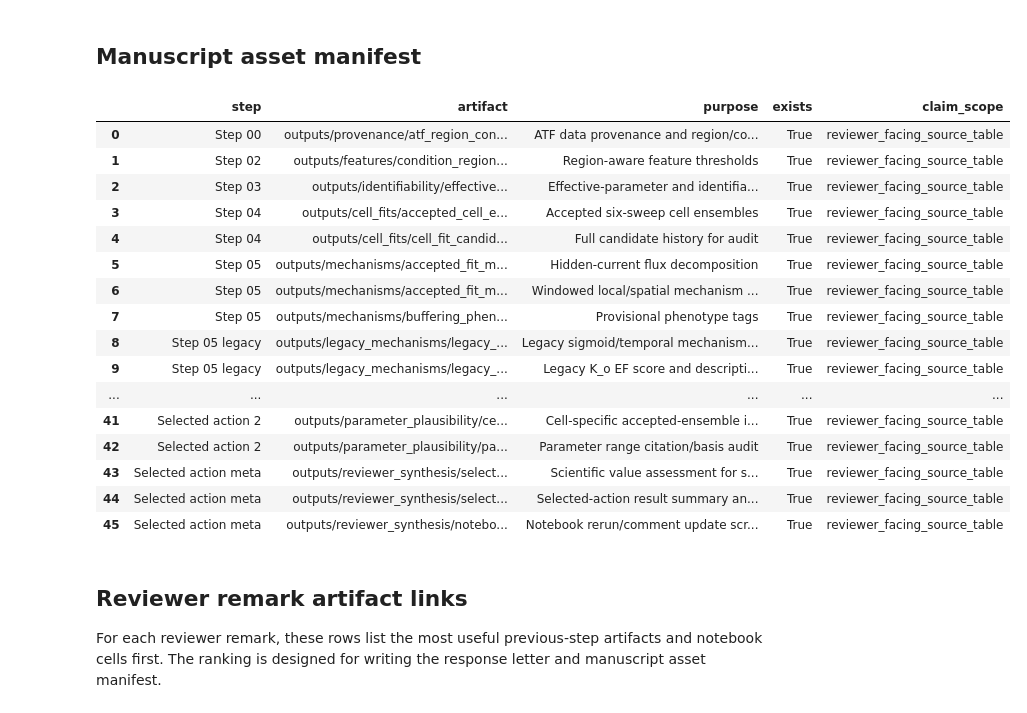
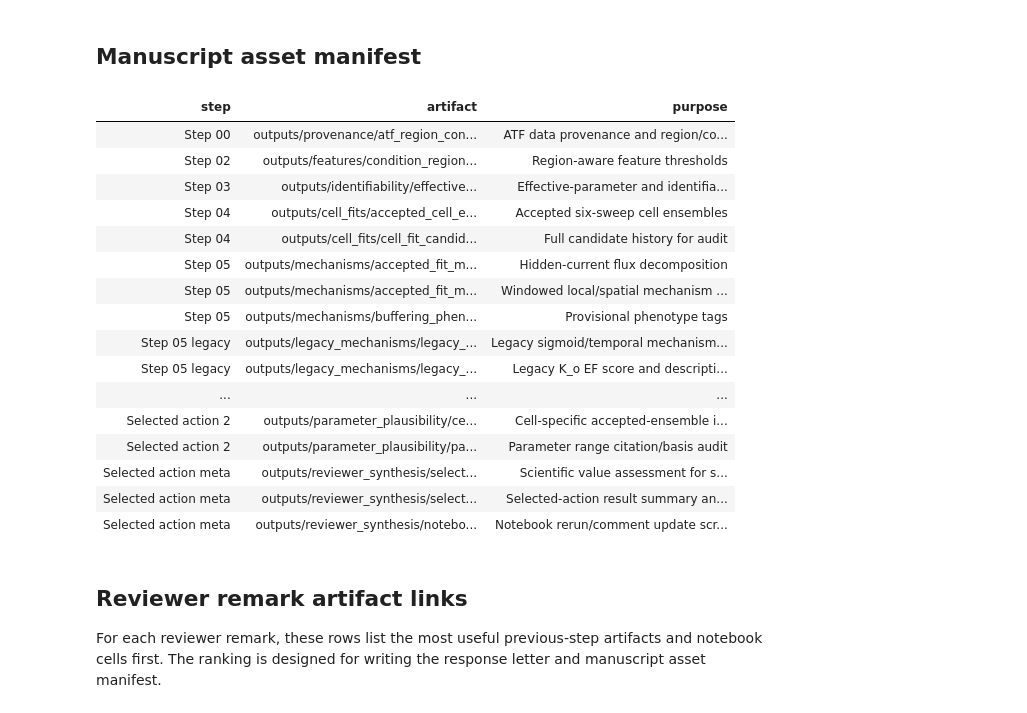
Before and after one commit to doxav/astromodel_proving, a Jupyter notebook: analysis/09_reviewer_response_synthesis.ipynb, the cells around one changed output. Cells and saved outputs as stored; diff of their text form; code cells hidden in the pictures.

Commit message:
updated notebook display

```diff
--- a/analysis/09_reviewer_response_synthesis.ipynb
+++ b/analysis/09_reviewer_response_synthesis.ipynb
@@ -9,6 +26,10 @@ from pathlib import Path
 import os
 import sys
 import pandas as pd
+
+pd.set_option("display.max_colwidth", None)
+pd.set_option("display.max_columns", None)
+pd.set_option("display.width", 240)
 
 PROJECT_ROOT = Path(os.environ.get("ASTROMODEL_PROJECT_ROOT", ".")).resolve()
 if not (PROJECT_ROOT / "src").exists():
@@ -138,26 +159,61 @@ maturity
 # %% [markdown]
 ## Manuscript asset manifest
 # %%
-manifest = result["manuscript_asset_manifest"]
-manifest
+from IPython.display import HTML
+
+manifest = result["manuscript_asset_manifest"].drop(columns=["claim_scope", "exists"], errors="ignore")
+manifest_html = manifest.to_html(index=False, escape=True, classes="manifest-table")
+display(HTML(
+    """
+    <style>
+    .manifest-table {
+        border-collapse: collapse;
+        table-layout: fixed;
+        width: 100%;
+    }
+    .manifest-table th,
+    .manifest-table td {
+        text-align: left;
+        vertical-align: top;
+        white-space: normal;
+        overflow-wrap: anywhere;
+        word-break: break-word;
+    }
+    .manifest-table th:nth-child(1),
+    .manifest-table td:nth-child(1) {
+        width: 16%;
+    }
+    .manifest-table th:nth-child(2),
+    .manifest-table td:nth-child(2) {
+        width: 48%;
+        font-family: monospace;
+    }
+    .manifest-table th:nth-child(3),
+    .manifest-table td:nth-child(3) {
+        width: 36%;
+    }
+    </style>
+    """
+    + manifest_html
+))
 # %% [output]
-|  | step | artifact | purpose | exists | claim_scope |
-| 0 | Step 00 | outputs/provenance/atf_region_con... | ATF data provenance and region/co... | True | reviewer_facing_source_table |
-| 1 | Step 02 | outputs/features/condition_region... | Region-aware feature thresholds | True | reviewer_facing_source_table |
-| 2 | Step 03 | outputs/identifiability/effective... | Effective-parameter and identifia... | True | reviewer_facing_source_table |
-| 3 | Step 04 | outputs/cell_fits/accepted_cell_e... | Accepted six-sweep cell ensembles | True | reviewer_facing_source_table |
-| 4 | Step 04 | outputs/cell_fits/cell_fit_candid... | Full candidate history for audit | True | reviewer_facing_source_table |
-| 5 | Step 05 | outputs/mechanisms/accepted_fit_m... | Hidden-current flux decomposition | True | reviewer_facing_source_table |
-| 6 | Step 05 | outputs/mechanisms/accepted_fit_m... | Windowed local/spatial mechanism ... | True | reviewer_facing_source_table |
-| 7 | Step 05 | outputs/mechanisms/buffering_phen... | Provisional phenotype tags | True | reviewer_facing_source_table |
-| 8 | Step 05 legacy | outputs/legacy_mechanisms/legacy_... | Legacy sigmoid/temporal mechanism... | True | reviewer_facing_source_table |
-| 9 | Step 05 legacy | outputs/legacy_mechanisms/legacy_... | Legacy K_o EF score and descripti... | True | reviewer_facing_source_table |
-| ... | ... | ... | ... | ... | ... |
-| 41 | Selected action 2 | outputs/parameter_plausibility/ce... | Cell-specific accepted-ensemble i... | True | reviewer_facing_source_table |
-| 42 | Selected action 2 | outputs/parameter_plausibility/pa... | Parameter range citation/basis audit | True | reviewer_facing_source_table |
-| 43 | Selected action meta | outputs/reviewer_synthesis/select... | Scientific value assessment for s... | True | reviewer_facing_source_table |
-| 44 | Selected action meta | outputs/reviewer_synthesis/select... | Selected-action result summary an... | True | reviewer_facing_source_table |
-| 45 | Selected action meta | outputs/reviewer_synthesis/notebo... | Notebook rerun/comment update scr... | True | reviewer_facing_source_table |
+| step | artifact | purpose |
+| Step 00 | outputs/provenance/atf_region_con... | ATF data provenance and region/co... |
+| Step 02 | outputs/features/condition_region... | Region-aware feature thresholds |
+| Step 03 | outputs/identifiability/effective... | Effective-parameter and identifia... |
+| Step 04 | outputs/cell_fits/accepted_cell_e... | Accepted six-sweep cell ensembles |
+| Step 04 | outputs/cell_fits/cell_fit_candid... | Full candidate history for audit |
+| Step 05 | outputs/mechanisms/accepted_fit_m... | Hidden-current flux decomposition |
+| Step 05 | outputs/mechanisms/accepted_fit_m... | Windowed local/spatial mechanism ... |
+| Step 05 | outputs/mechanisms/buffering_phen... | Provisional phenotype tags |
+| Step 05 legacy | outputs/legacy_mechanisms/legacy_... | Legacy sigmoid/temporal mechanism... |
+| Step 05 legacy | outputs/legacy_mechanisms/legacy_... | Legacy K_o EF score and descripti... |
+| ... | ... | ... |
+| Selected action 2 | outputs/parameter_plausibility/ce... | Cell-specific accepted-ensemble i... |
+| Selected action 2 | outputs/parameter_plausibility/pa... | Parameter range citation/basis audit |
+| Selected action meta | outputs/reviewer_synthesis/select... | Scientific value assessment for s... |
+| Selected action meta | outputs/reviewer_synthesis/select... | Selected-action result summary an... |
+| Selected action meta | outputs/reviewer_synthesis/notebo... | Notebook rerun/comment update scr... |
 # %% [markdown]
 ## Reviewer remark artifact links
 
```
Also changed, not shown: parts of 7 cells of this notebook, 18 other files.
